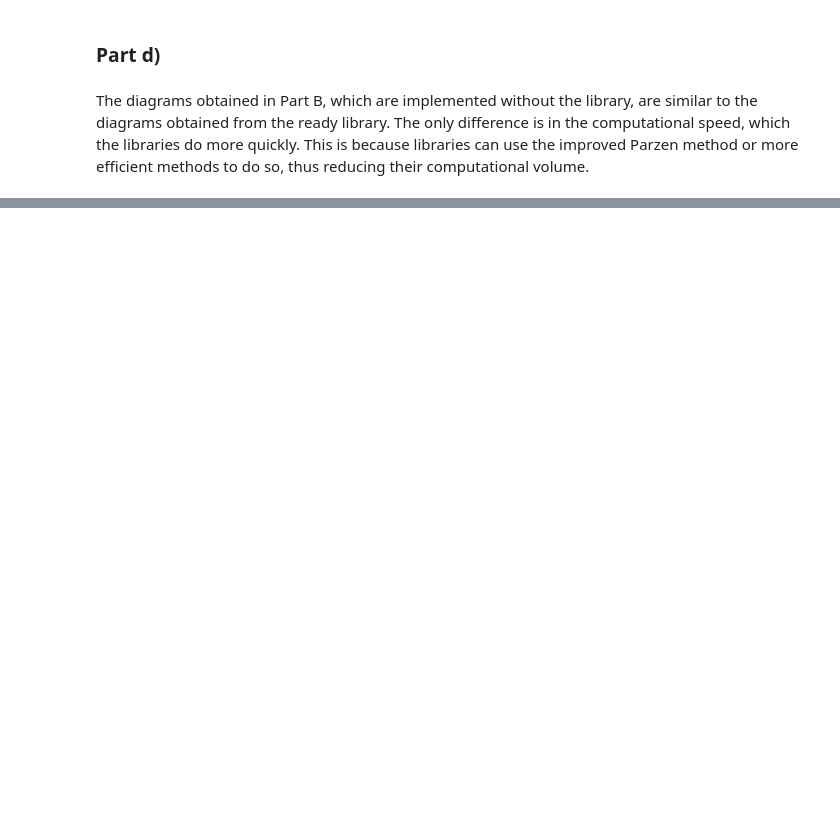
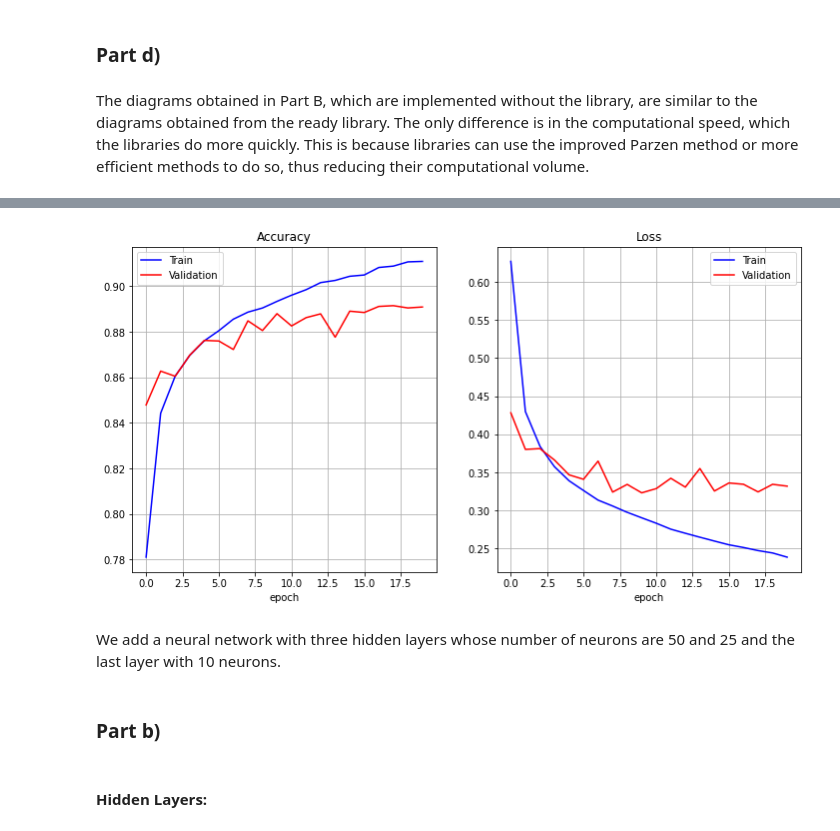
Before and after one commit to Arashlf/UT_ML_Course, a Jupyter notebook: Homework3/Q4_8.ipynb, the cells around one changed output, grey strips where cells are left out. Cells and saved outputs as stored; diff of their text form; code cells hidden in the pictures; blank space fills up the shorter version.

```diff
--- a/Homework3/Q4_8.ipynb
+++ b/Homework3/Q4_8.ipynb
@@ -165,0 +182,15 @@ The diagrams obtained in Part B, which are implemented without the library, are
+# %%
+(X_train, y_train), (X_test, y_test) = fashion_mnist.load_data()
+X_train, X_valid, y_train, y_valid = train_test_split(X_train, y_train, test_size = 0.2)
+
+X_train = X_train.astype('float64')/255
+X_train_mlp = X_train.reshape((len(X_train), np.prod(X_train.shape[1:])))
+Y_train = np_utils.to_categorical(y_train)
+
+X_test = X_test.astype('float64')/255
+X_test_mlp = X_test.reshape((len(X_test), np.prod(X_test.shape[1:])))
+Y_test = np_utils.to_categorical(y_test)
+
+X_valid = X_valid.astype('float64')/255
+X_valid_mlp = X_valid.reshape((len(X_valid), np.prod(X_valid.shape[1:])))
+Y_valid = np_utils.to_categorical(y_valid)
@@ -165,0 +211,9 @@ The diagrams obtained in Part B, which are implemented without the library, are
+# %%
+inputs = layers.Input(shape = (X_train_mlp.shape[1], ))
+hidden_1 = layers.Dense(50, activation = 'relu')(inputs)
+hidden_2 = layers.Dense(25, activation = 'relu')(hidden_1)
+hidden_3 = layers.Dense(25, activation = 'relu')(hidden_2)
+outputs = layers.Dense(10, activation = 'softmax')(hidden_3)
+model = Model(inputs, outputs)
+model.compile(loss = 'categorical_crossentropy', metrics = ['accuracy'])
+history = model.fit(X_train_mlp, Y_train, batch_size = 64, epochs = 20, validation_data = (X_valid_mlp, Y_valid))
@@ -165,0 +246,24 @@ The diagrams obtained in Part B, which are implemented without the library, are
+# %%
+fig, axs = plt.subplots(1, 2, figsize = (12, 6))
+
+axs[0].plot(history.history['accuracy'], 'b')
+axs[0].plot(history.history['val_accuracy'], 'r')
+axs[0].set_title('Accuracy')
+axs[0].set_xlabel('epoch')
+axs[0].legend(['Train', 'Validation'])
+axs[0].grid()
+
+axs[1].plot(history.history['loss'], 'b')
+axs[1].plot(history.history['val_loss'], 'r')
+axs[1].set_title('Loss')
+axs[1].set_xlabel('epoch')
+axs[1].legend(['Train', 'Validation'])
+axs[1].grid()
+# %% [output]
+[figure, added]
+# %% [markdown]
+We add a neural network with three hidden layers whose number of neurons are 50 and 25 and the last layer with 10 neurons.
+# %% [markdown]
+### Part b)
+# %% [markdown]
+#### Hidden Layers:
```
Also changed, not shown: parts of 30 cells of this notebook.
